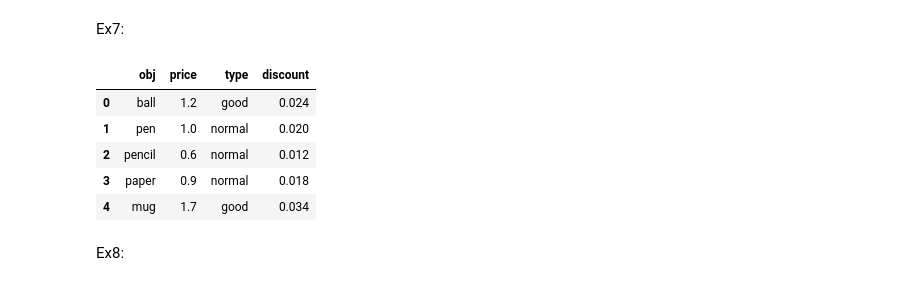
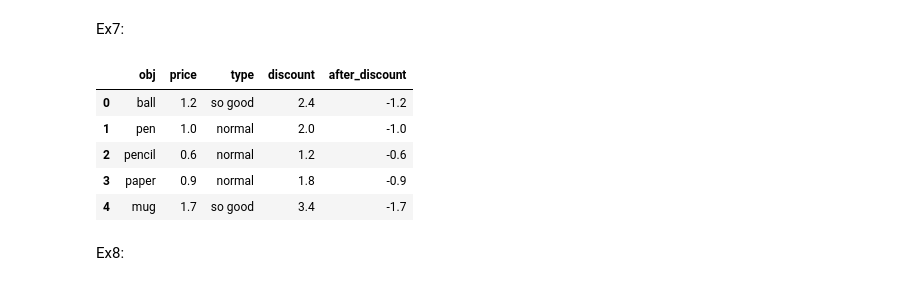
Before and after one commit to trinhvanypro1/-DataAnalystDeepLearning, a Jupyter notebook: Colaboratory_chào_mừng_bạn!.ipynb, the cells around one changed output. Saved outputs shown, nothing was run; the diff lists cells and outputs as text; code cells hidden in the pictures.

```diff
--- a/Colaboratory_chào_mừng_bạn!.ipynb
+++ b/Colaboratory_chào_mừng_bạn!.ipynb
@@ -65,0 +74,5 @@ frame2
+# %%
+for i in range(len(frame)):
+  if frame2['price'][i]>1.0:
+    frame2.loc[i,'type']='so good'
+frame2
@@ -66,7 +86,2 @@ frame2
 # %% [markdown]
 Ex6:
-# %%
-for i in range(len(frame2)):
-  if frame2['price'][i]>1.0:
-    frame2.loc[i,'type']='good'
-frame2
@@ -79,0 +88,3 @@ frame2
+# %%
+frame2['discount']=frame2['price']*2
+frame2
@@ -80,15 +98,15 @@ frame2
 # %% [markdown]
 Ex7:
-# %%
-frame2['discount']=frame2['price']*0.02
-frame2
-# %% [output]
-|  | obj | price | type | discount |
-| 0 | ball | 1.2 | good | 0.024 |
-| 1 | pen | 1.0 | normal | 0.020 |
-| 2 | pencil | 0.6 | normal | 0.012 |
-| 3 | paper | 0.9 | normal | 0.018 |
-| 4 | mug | 1.7 | good | 0.034 |
+# %%
+frame2['after_discount']=frame2['price']-frame2['discount']
+frame2
+# %% [output]
+|  | obj | price | type | discount | after_discount |
+| 0 | ball | 1.2 | so good | 2.4 | -1.2 |
+| 1 | pen | 1.0 | normal | 2.0 | -1.0 |
+| 2 | pencil | 0.6 | normal | 1.2 | -0.6 |
+| 3 | paper | 0.9 | normal | 1.8 | -0.9 |
+| 4 | mug | 1.7 | so good | 3.4 | -1.7 |
 # %% [markdown]
 Ex8:
 # %%
```
Also changed, not shown: parts of 23 cells of this notebook.
